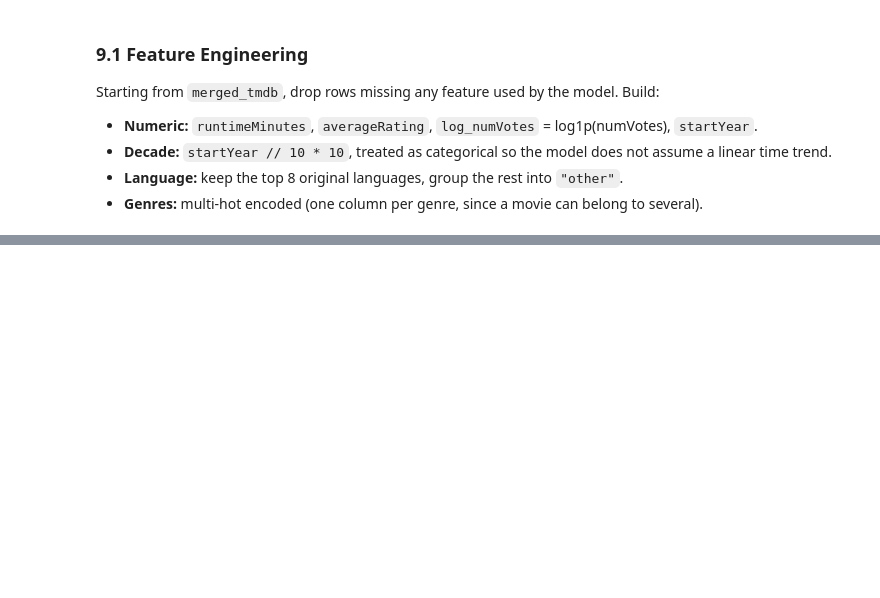
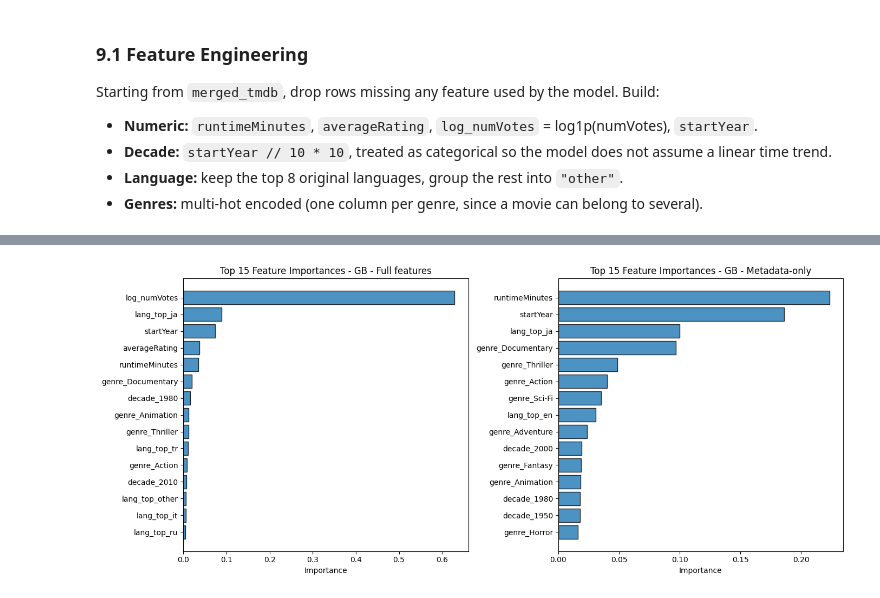
Before and after one commit to korcanbaykall/movie_popularity_analysis, a Jupyter notebook: notebooks/DSA210_Movie_Popularity_Analysis.ipynb, the cells around one changed output, grey strips where cells are left out. Saved outputs shown, nothing was run; the diff lists cells and outputs as text; code cells hidden in the pictures; blank space fills up the shorter version.

```diff
--- a/notebooks/DSA210_Movie_Popularity_Analysis.ipynb
+++ b/notebooks/DSA210_Movie_Popularity_Analysis.ipynb
@@ -534,12 +707,21 @@ plt.show()
 # %%
-# Top 15 features by importance from the Gradient Boosting regressor
-gb_reg = reg_models["Gradient Boosting"]
-fi = pd.Series(gb_reg.feature_importances_, index=X_train.columns).sort_values(ascending=False).head(15)
+# Feature importance from each Gradient Boosting regressor (full vs metadata-only)
+gb_full = fitted_full["Gradient Boosting"]
+gb_meta = fitted_meta["Gradient Boosting"]
 
-plt.figure(figsize=(8, 6))
-plt.barh(fi.index[::-1], fi.values[::-1], edgecolor="black", alpha=0.8)
-plt.title("Top 15 Feature Importances - Gradient Boosting Regressor")
-plt.xlabel("Importance")
+fi_full = pd.Series(gb_full.feature_importances_,
+                    index=X_full_train.columns).sort_values(ascending=False).head(15)
+fi_meta = pd.Series(gb_meta.feature_importances_,
+                    index=X_meta_train.columns).sort_values(ascending=False).head(15)
+
+fig, axes = plt.subplots(1, 2, figsize=(14, 6))
+for ax, fi, label in [(axes[0], fi_full, "Full features"),
+                      (axes[1], fi_meta, "Metadata-only")]:
+    ax.barh(fi.index[::-1], fi.values[::-1], edgecolor="black", alpha=0.8)
+    ax.set_title(f"Top 15 Feature Importances - GB - {label}")
+    ax.set_xlabel("Importance")
 plt.tight_layout()
 plt.savefig("../figures/ml_feature_importance.png", dpi=150, bbox_inches="tight")
 plt.show()
+# %% [output]
+[figure, added]
```
Also changed, not shown: parts of 37 cells of this notebook, 19 other files.
